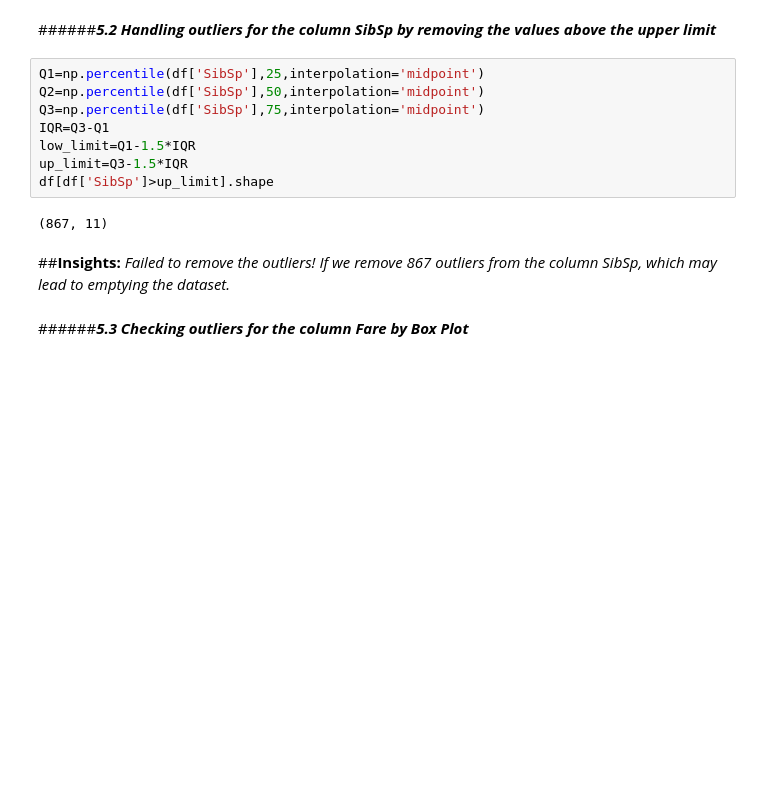
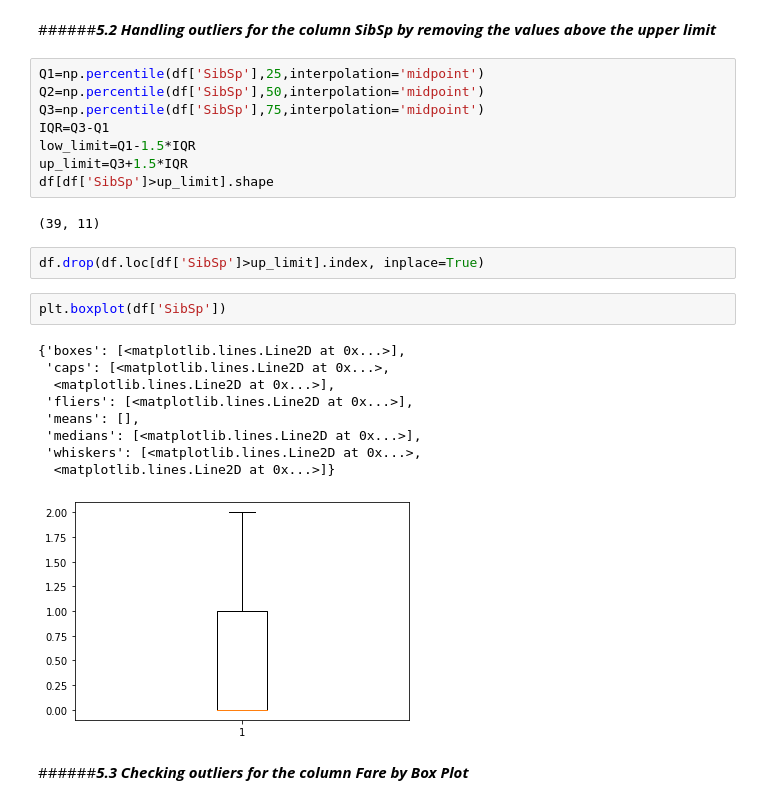
Before and after one commit to jessiejamesd/Week10, a Jupyter notebook: Week10_CaseStudy.ipynb, the cells around one changed output. Drawn from its saved outputs; the diff is of its cells as text; blank space fills up the shorter version.

```diff
--- a/Week10_CaseStudy.ipynb
+++ b/Week10_CaseStudy.ipynb
@@ -304,13 +304,24 @@ Q2=np.percentile(df['SibSp'],50,interpolation='midpoint')
 Q3=np.percentile(df['SibSp'],75,interpolation='midpoint')
 IQR=Q3-Q1
 low_limit=Q1-1.5*IQR
-up_limit=Q3-1.5*IQR
+up_limit=Q3+1.5*IQR
 df[df['SibSp']>up_limit].shape
 # %% [output]
-(867, 11)
+(39, 11)
-# %% [markdown]
-##**Insights:**
-  _Failed to remove the outliers! If we remove 867 outliers from the column SibSp, which may lead to emptying the dataset._
+# %%
+df.drop(df.loc[df['SibSp']>up_limit].index, inplace=True)
+# %%
+plt.boxplot(df['SibSp'])
+# %% [output]
+{'boxes': [<matplotlib.lines.Line2D at 0x...>],
+ 'caps': [<matplotlib.lines.Line2D at 0x...>,
+  <matplotlib.lines.Line2D at 0x...>],
+ 'fliers': [<matplotlib.lines.Line2D at 0x...>],
+ 'means': [],
+ 'medians': [<matplotlib.lines.Line2D at 0x...>],
+ 'whiskers': [<matplotlib.lines.Line2D at 0x...>,
+  <matplotlib.lines.Line2D at 0x...>]}
+[figure, added]
 # %% [markdown]
 ######***5.3 Checking outliers for the column Fare by Box Plot***
 # %%
```
Also changed, not shown: parts of 8 cells of this notebook.
